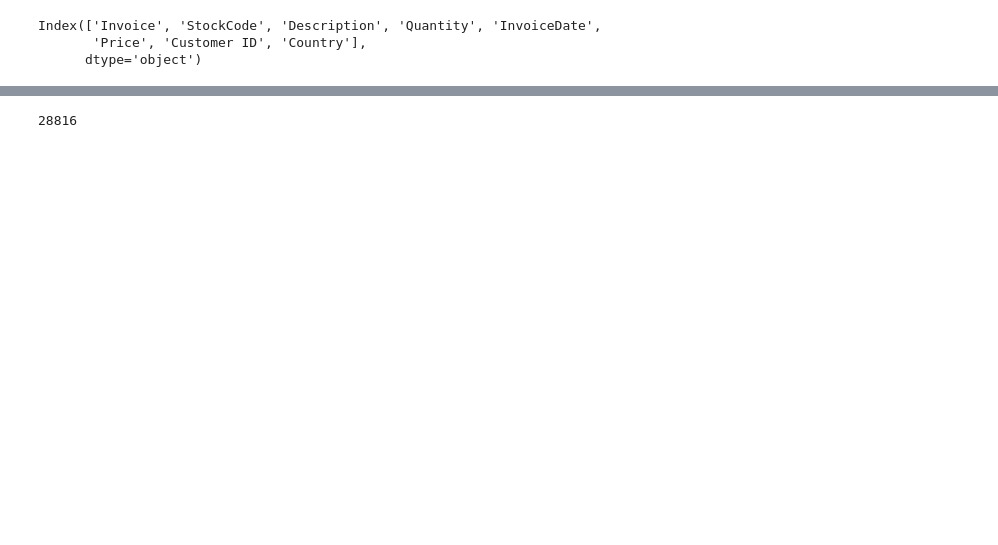
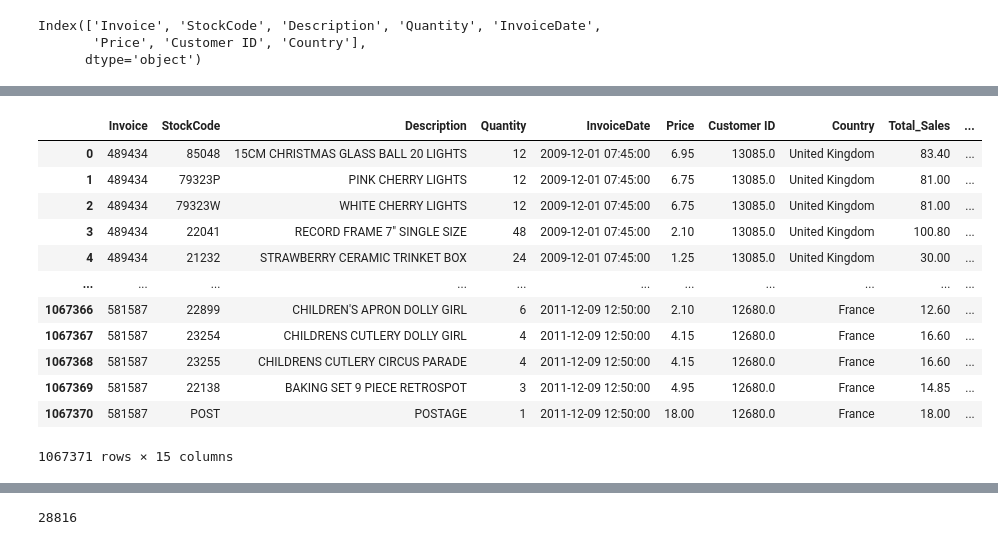
Before and after one commit to hanlinm/data-science-sandbox, a Jupyter notebook: Online-Retail/online-retail.ipynb, the cells around one changed output, grey strips where cells are left out. Drawn from its saved outputs; the diff is of its cells as text; code cells hidden in the pictures; blank space fills up the shorter version.

```diff
--- a/Online-Retail/online-retail.ipynb
+++ b/Online-Retail/online-retail.ipynb
@@ -30,0 +229,22 @@ df
+# %%
+df['YearMonth'] = df['InvoiceDate'].dt.strftime('%Y-%m')
+df['Date'] = pd.to_datetime(df['InvoiceDate']).dt.date
+df['Year'] = pd.to_datetime(df['InvoiceDate']).dt.year
+df['Month'] = pd.to_datetime(df['InvoiceDate']).dt.month
+df['Day'] = pd.to_datetime(df['InvoiceDate']).dt.day
+df['Time'] = pd.to_datetime(df['InvoiceDate']).dt.time
+df
+# %% [output]
+|  | Invoice | StockCode | Description | Quantity | InvoiceDate | Price | Customer ID | Country | Total_Sales | ... |
+| 0 | 489434 | 85048 | 15CM CHRISTMAS GLASS BALL 20 LIGHTS | 12 | 2009-12-01 07:45:00 | 6.95 | 13085.0 | United Kingdom | 83.40 | ... |
+| 1 | 489434 | 79323P | PINK CHERRY LIGHTS | 12 | 2009-12-01 07:45:00 | 6.75 | 13085.0 | United Kingdom | 81.00 | ... |
+| 2 | 489434 | 79323W | WHITE CHERRY LIGHTS | 12 | 2009-12-01 07:45:00 | 6.75 | 13085.0 | United Kingdom | 81.00 | ... |
+| 3 | 489434 | 22041 | RECORD FRAME 7" SINGLE SIZE | 48 | 2009-12-01 07:45:00 | 2.10 | 13085.0 | United Kingdom | 100.80 | ... |
+| 4 | 489434 | 21232 | STRAWBERRY CERAMIC TRINKET BOX | 24 | 2009-12-01 07:45:00 | 1.25 | 13085.0 | United Kingdom | 30.00 | ... |
+| ... | ... | ... | ... | ... | ... | ... | ... | ... | ... | ... |
+| 1067366 | 581587 | 22899 | CHILDREN'S APRON DOLLY GIRL | 6 | 2011-12-09 12:50:00 | 2.10 | 12680.0 | France | 12.60 | ... |
+| 1067367 | 581587 | 23254 | CHILDRENS CUTLERY DOLLY GIRL | 4 | 2011-12-09 12:50:00 | 4.15 | 12680.0 | France | 16.60 | ... |
+| 1067368 | 581587 | 23255 | CHILDRENS CUTLERY CIRCUS PARADE | 4 | 2011-12-09 12:50:00 | 4.15 | 12680.0 | France | 16.60 | ... |
+| 1067369 | 581587 | 22138 | BAKING SET 9 PIECE RETROSPOT | 3 | 2011-12-09 12:50:00 | 4.95 | 12680.0 | France | 14.85 | ... |
+| 1067370 | 581587 | POST | POSTAGE | 1 | 2011-12-09 12:50:00 | 18.00 | 12680.0 | France | 18.00 | ... |
+1067371 rows × 15 columns
```
Also changed, not shown: parts of 31 cells of this notebook.
